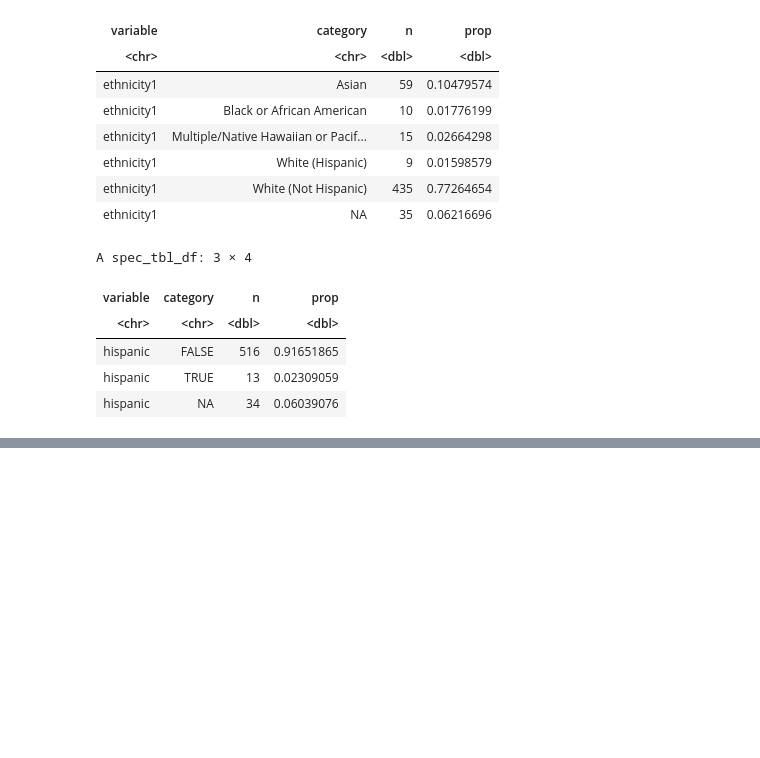
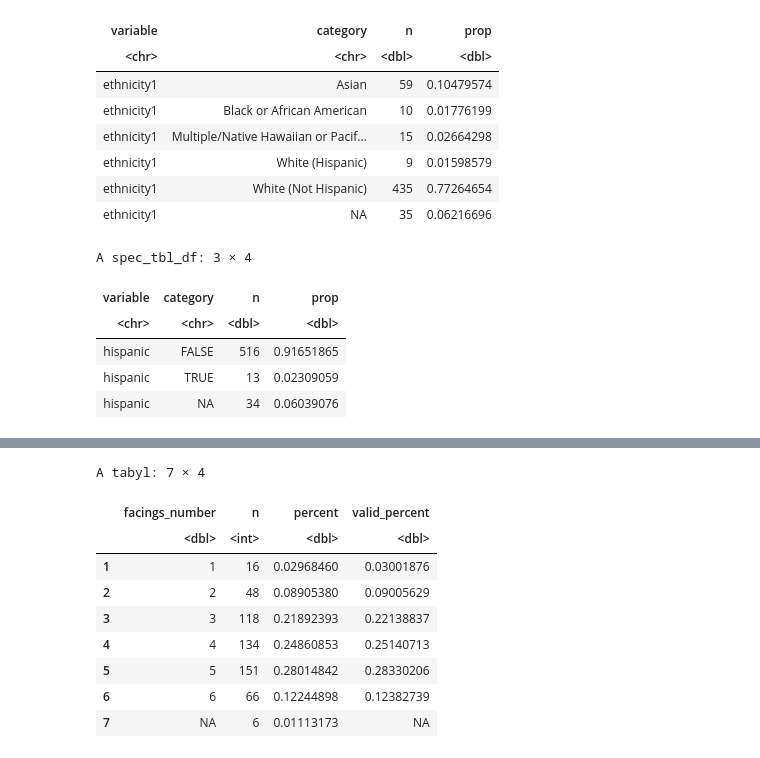
Before and after one commit to CaRCC/CaRCC-RCD-Census-Paper-PEARC22-data, a Jupyter notebook: public_analysis.ipynb, the cells around one changed output, grey strips where cells are left out. Cells and saved outputs as stored; diff of their text form; code cells hidden in the pictures; blank space fills up the shorter version.

```diff
--- a/public_analysis.ipynb
+++ b/public_analysis.ipynb
@@ -158,0 +706,14 @@ A spec_tbl_df: 3 × 4
+# %%
+facings %>%
+  tabyl(facings_number)
+# %% [output]
+A tabyl: 7 × 4
+|  | facings_number | n | percent | valid_percent |
+|  | <dbl> | <int> | <dbl> | <dbl> |
+| 1 | 1 | 16 | 0.02968460 | 0.03001876 |
+| 2 | 2 | 48 | 0.08905380 | 0.09005629 |
+| 3 | 3 | 118 | 0.21892393 | 0.22138837 |
+| 4 | 4 | 134 | 0.24860853 | 0.25140713 |
+| 5 | 5 | 151 | 0.28014842 | 0.28330206 |
+| 6 | 6 | 66 | 0.12244898 | 0.12382739 |
+| 7 | NA | 6 | 0.01113173 | NA |
```
Also changed, not shown: parts of 83 cells of this notebook.
